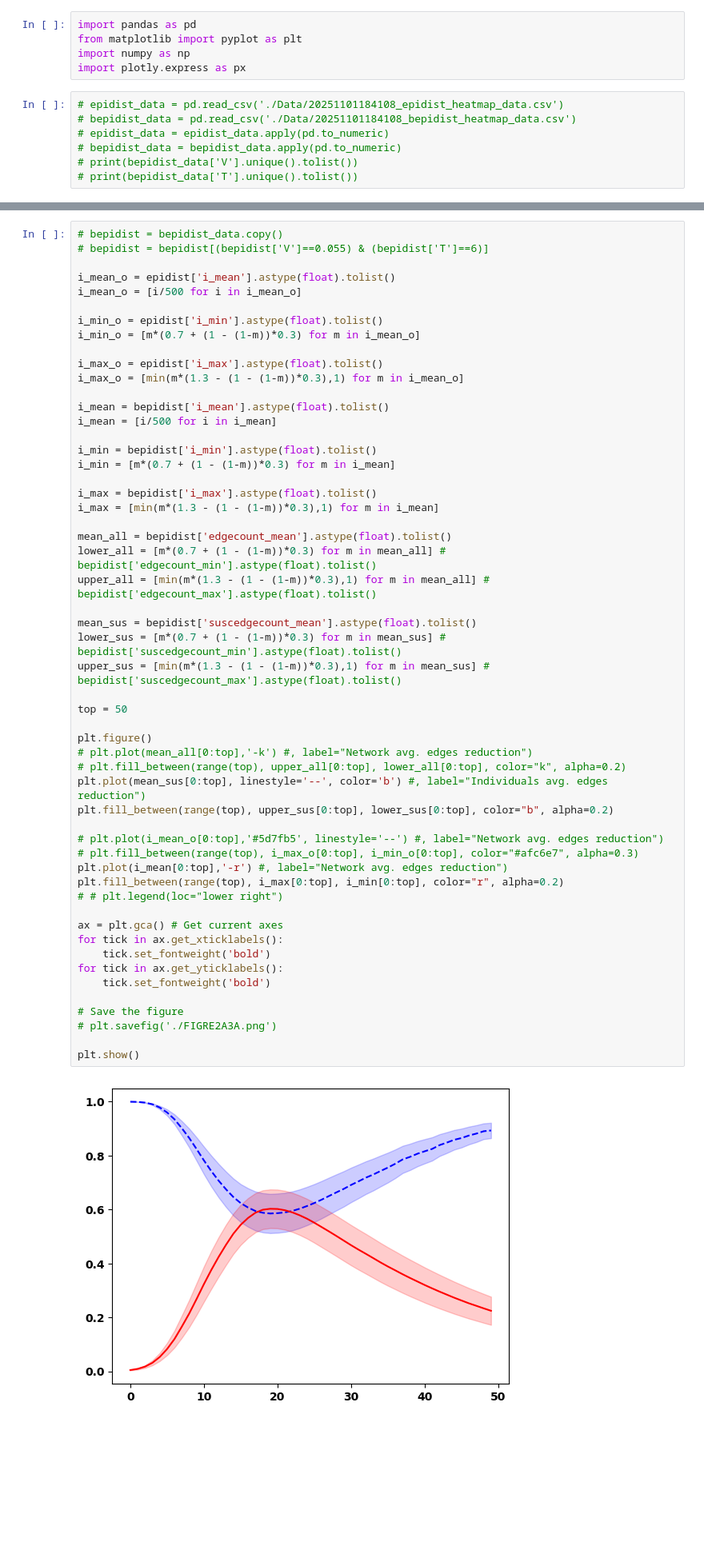
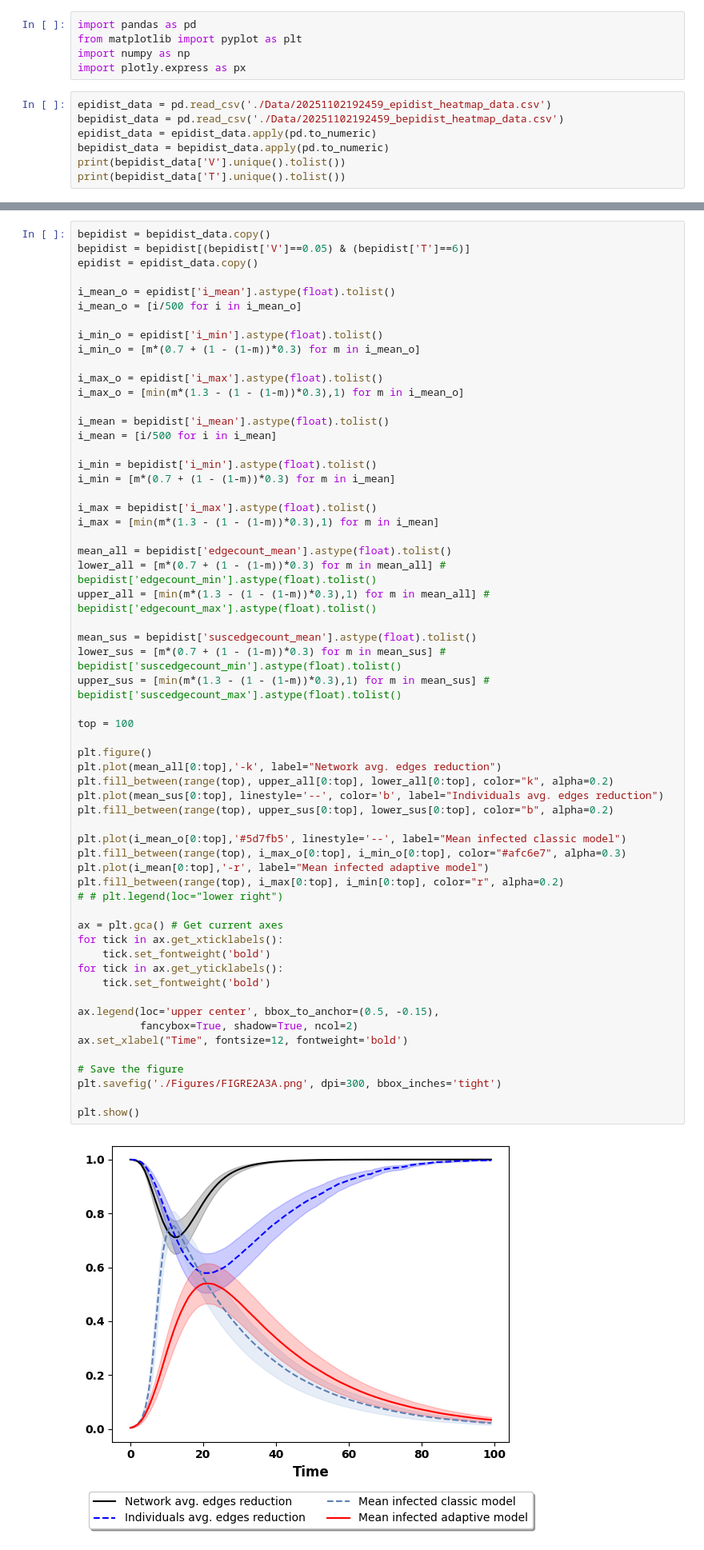
Before and after one commit to JimmyCalvoMonge/AdaptiveNetworks, a Jupyter notebook: network_experiments.ipynb, the cells around one changed output, grey strips where cells are left out. Shown at 80% size. Cells and saved outputs as stored; diff of their text form; blank space fills up the shorter version.

Commit message:
More figures

```diff
--- a/network_experiments.ipynb
+++ b/network_experiments.ipynb
@@ -4,10 +4,10 @@ from matplotlib import pyplot as plt
 import numpy as np
 import plotly.express as px
 # %%
-# epidist_data = pd.read_csv('./Data/20251101184108_epidist_heatmap_data.csv')
-# bepidist_data = pd.read_csv('./Data/20251101184108_bepidist_heatmap_data.csv')
-# epidist_data = epidist_data.apply(pd.to_numeric)
-# bepidist_data = bepidist_data.apply(pd.to_numeric)
-# print(bepidist_data['V'].unique().tolist())
-# print(bepidist_data['T'].unique().tolist())
+epidist_data = pd.read_csv('./Data/20251102192459_epidist_heatmap_data.csv')
+bepidist_data = pd.read_csv('./Data/20251102192459_bepidist_heatmap_data.csv')
+epidist_data = epidist_data.apply(pd.to_numeric)
+bepidist_data = bepidist_data.apply(pd.to_numeric)
+print(bepidist_data['V'].unique().tolist())
+print(bepidist_data['T'].unique().tolist())
 # %% [output]
@@ -70,6 +18,7 @@ import plotly.express as px
 # %%
-# bepidist = bepidist_data.copy()
-# bepidist = bepidist[(bepidist['V']==0.055) & (bepidist['T']==6)]
+bepidist = bepidist_data.copy()
+bepidist = bepidist[(bepidist['V']==0.05) & (bepidist['T']==6)]
+epidist = epidist_data.copy()
 
 i_mean_o = epidist['i_mean'].astype(float).tolist()
 i_mean_o = [i/500 for i in i_mean_o]
@@ -87,42 +36,46 @@ i_min = bepidist['i_min'].astype(float).tolist()
 i_min = [m*(0.7 + (1 - (1-m))*0.3) for m in i_mean]
 
 i_max = bepidist['i_max'].astype(float).tolist()
 i_max = [min(m*(1.3 - (1 - (1-m))*0.3),1) for m in i_mean]
 
 mean_all = bepidist['edgecount_mean'].astype(float).tolist()
 lower_all = [m*(0.7 + (1 - (1-m))*0.3) for m in mean_all] # bepidist['edgecount_min'].astype(float).tolist()
 upper_all = [min(m*(1.3 - (1 - (1-m))*0.3),1) for m in mean_all] # bepidist['edgecount_max'].astype(float).tolist()
 
 mean_sus = bepidist['suscedgecount_mean'].astype(float).tolist()
 lower_sus = [m*(0.7 + (1 - (1-m))*0.3) for m in mean_sus] #  bepidist['suscedgecount_min'].astype(float).tolist()
 upper_sus = [min(m*(1.3 - (1 - (1-m))*0.3),1) for m in mean_sus] # bepidist['suscedgecount_max'].astype(float).tolist()
 
-top = 50
+top = 100
 
 plt.figure()
-# plt.plot(mean_all[0:top],'-k') #, label="Network avg. edges reduction")
-# plt.fill_between(range(top), upper_all[0:top], lower_all[0:top], color="k", alpha=0.2)
-plt.plot(mean_sus[0:top], linestyle='--', color='b') #, label="Individuals avg. edges reduction")
+plt.plot(mean_all[0:top],'-k', label="Network avg. edges reduction")
+plt.fill_between(range(top), upper_all[0:top], lower_all[0:top], color="k", alpha=0.2)
+plt.plot(mean_sus[0:top], linestyle='--', color='b', label="Individuals avg. edges reduction")
 plt.fill_between(range(top), upper_sus[0:top], lower_sus[0:top], color="b", alpha=0.2)
 
-# plt.plot(i_mean_o[0:top],'#5d7fb5', linestyle='--') #, label="Network avg. edges reduction")
-# plt.fill_between(range(top), i_max_o[0:top], i_min_o[0:top], color="#afc6e7", alpha=0.3)
-plt.plot(i_mean[0:top],'-r') #, label="Network avg. edges reduction")
+plt.plot(i_mean_o[0:top],'#5d7fb5', linestyle='--', label="Mean infected classic model")
+plt.fill_between(range(top), i_max_o[0:top], i_min_o[0:top], color="#afc6e7", alpha=0.3)
+plt.plot(i_mean[0:top],'-r', label="Mean infected adaptive model")
 plt.fill_between(range(top), i_max[0:top], i_min[0:top], color="r", alpha=0.2)
 # # plt.legend(loc="lower right")
 
 ax = plt.gca() # Get current axes
 for tick in ax.get_xticklabels():
     tick.set_fontweight('bold')
 for tick in ax.get_yticklabels():
     tick.set_fontweight('bold')
 
+ax.legend(loc='upper center', bbox_to_anchor=(0.5, -0.15),
+          fancybox=True, shadow=True, ncol=2)
+ax.set_xlabel("Time", fontsize=12, fontweight='bold')
+
 # Save the figure
-# plt.savefig('./FIGRE2A3A.png')
+plt.savefig('./Figures/FIGRE2A3A.png', dpi=300, bbox_inches='tight')
 
 plt.show()
 # %% [output]
-[figure, old version]
+[figure, new version]
 # %% [markdown]
 #### Examining contact behavior in subpopulations
 # %%
```
Also changed, not shown: parts of 10 cells of this notebook, 12 other files.
